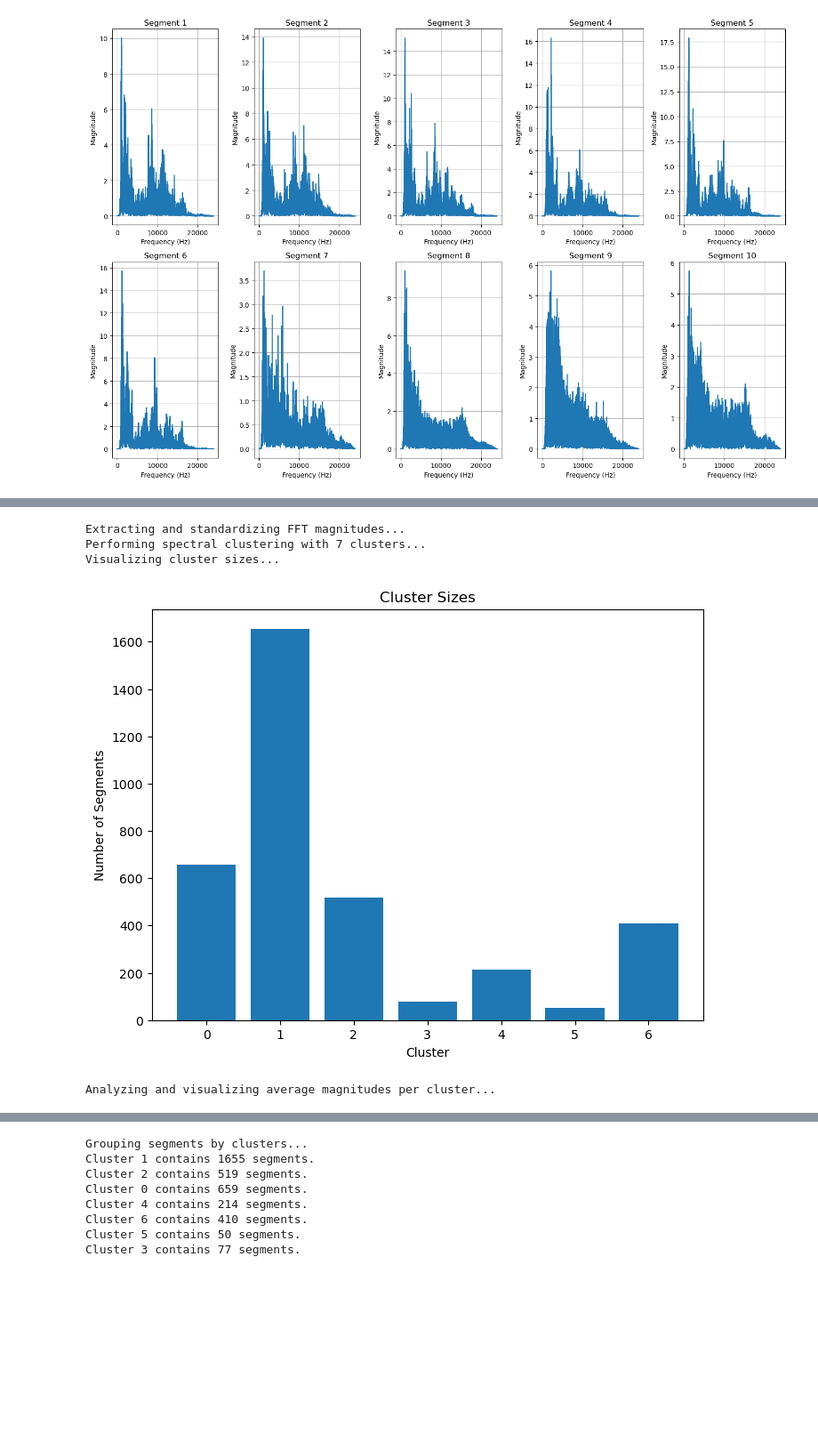
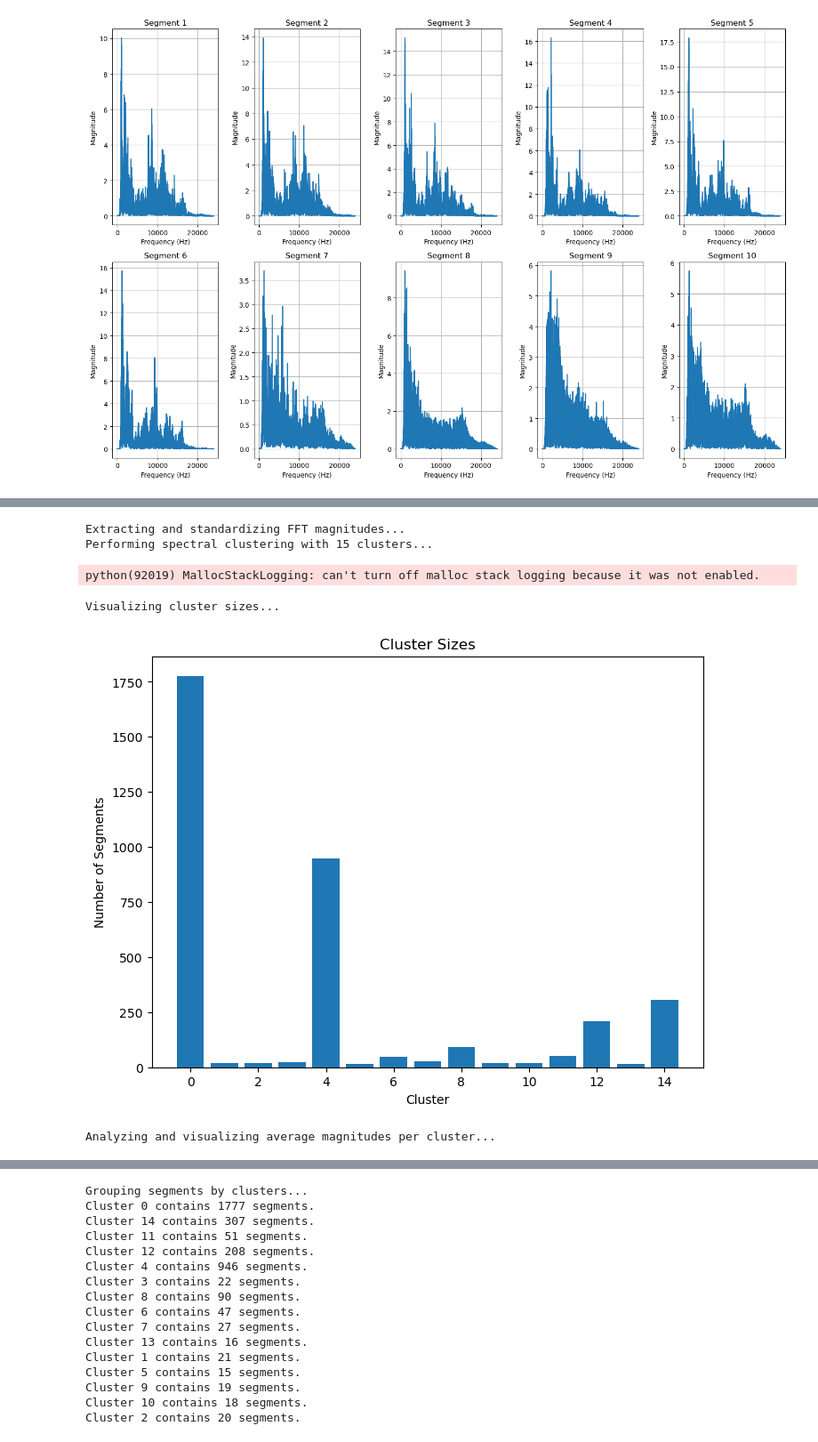
Before and after one commit to drkrs919/owlVocalization, a Jupyter notebook: scripts/separateWorkflow.ipynb, the cells around one changed output, grey strips where cells are left out. Shown at 89% size. Saved outputs shown, nothing was run; the diff lists cells and outputs as text; code cells hidden in the pictures; blank space fills up the shorter version.

```diff
--- a/scripts/separateWorkflow.ipynb
+++ b/scripts/separateWorkflow.ipynb
@@ -176,0 +236,12 @@ processed_segments_fft = pad_fft_magnitudes(processed_segments_fft)
+# %%
+# examine artifacts
+for i, segment in enumerate(processed_segments_fft[:5]):  # First 5 segments for inspection
+    plt.figure(figsize=(10, 6))
+    plt.plot(segment['fft_frequencies'], segment['fft_magnitude'], label='Original', marker='o')
+    plt.plot(segment['common_frequencies'], segment['interpolated_fft_magnitude'], label='Interpolated', linestyle='--')
+    plt.title(f"Segment {i + 1} - Original vs Interpolated FFT Magnitudes")
+    plt.xlabel("Frequency (Hz)")
+    plt.ylabel("Magnitude")
+    plt.legend()
+    plt.grid()
+    plt.show()
@@ -176,0 +254,10 @@ processed_segments_fft = pad_fft_magnitudes(processed_segments_fft)
+# %%
+errors = []
+for segment in processed_segments_fft:
+    interp_func = interp1d(segment['common_frequencies'], segment['interpolated_fft_magnitude'],
+                           kind='cubic', bounds_error=False, fill_value=0)
+    interpolated_on_original = interp_func(segment['fft_frequencies'])
+    error = np.sqrt(np.mean((segment['fft_magnitude'] - interpolated_on_original) ** 2))
+    errors.append(error)
+
+print(f"Mean RMSE: {np.mean(errors):.4f}, Max RMSE: {np.max(errors):.4f}")
@@ -176,0 +266,16 @@ processed_segments_fft = pad_fft_magnitudes(processed_segments_fft)
+# %%
+for i, segment in enumerate(processed_segments_fft[:5]):
+    plt.figure(figsize=(10, 6))
+    original_frequencies = segment['fft_frequencies']
+    interp_func = interp1d(segment['common_frequencies'], segment['interpolated_fft_magnitude'],
+                           kind='cubic', bounds_error=False, fill_value=0)
+    interpolated_on_original = interp_func(original_frequencies)
+    differences = np.abs(segment['fft_magnitude'] - interpolated_on_original)
+
+    plt.plot(original_frequencies, differences, label="Absolute Difference")
+    plt.title(f"Segment {i + 1} - Interpolation Artifacts")
+    plt.xlabel("Frequency (Hz)")
+    plt.ylabel("Magnitude Difference")
+    plt.legend()
+    plt.grid()
+    plt.show()
@@ -177,7 +288,7 @@ processed_segments_fft = pad_fft_magnitudes(processed_segments_fft)
 # %%
 def spectral_clustering_workflow(processed_segments_fft, n_clusters=5):
     print("Extracting and standardizing FFT magnitudes...")
-    magnitudes = np.array([segment['padded_fft_magnitude'] for segment in processed_segments_fft])
+    magnitudes = np.array([segment['interpolated_fft_magnitude'] for segment in processed_segments_fft])
     scaler = StandardScaler()
     magnitudes_scaled = scaler.fit_transform(magnitudes)
 
@@ -223,15 +334,16 @@ def spectral_clustering_workflow(processed_segments_fft, n_clusters=5):
     return clusters
 # %%
 # Run the clustering workflow
-n_clusters = 7
+n_clusters = 15
 clusters = spectral_clustering_workflow(processed_segments_fft, n_clusters=n_clusters)
 
 # Access clusters for further analysis
 for cluster_id, cluster_segments in clusters.items():
     print(f"Cluster {cluster_id} contains {len(cluster_segments)} segments.")
 # %% [output]
 Extracting and standardizing FFT magnitudes...
-Performing spectral clustering with 7 clusters...
-Visualizing cluster sizes...
+Performing spectral clustering with 15 clusters...
+python(92019) MallocStackLogging: can't turn off malloc stack logging because it was not enabled.
+Visualizing cluster sizes...
-[figure, old version]
+[figure, new version]
-Analyzing and visualizing average magnitudes per cluster...
+Analyzing and visualizing average magnitudes per cluster...
@@ -239,11 +351,19 @@ Analyzing and visualizing average magnitudes per cluster...
-Grouping segments by clusters...
-Cluster 1 contains 1655 segments.
-Cluster 2 contains 519 segments.
-Cluster 0 contains 659 segments.
-Cluster 4 contains 214 segments.
-Cluster 6 contains 410 segments.
-Cluster 5 contains 50 segments.
-Cluster 3 contains 77 segments.
+Grouping segments by clusters...
+Cluster 0 contains 1777 segments.
+Cluster 14 contains 307 segments.
+Cluster 11 contains 51 segments.
+Cluster 12 contains 208 segments.
+Cluster 4 contains 946 segments.
+Cluster 3 contains 22 segments.
+Cluster 8 contains 90 segments.
+Cluster 6 contains 47 segments.
+Cluster 7 contains 27 segments.
+Cluster 13 contains 16 segments.
+Cluster 1 contains 21 segments.
+Cluster 5 contains 15 segments.
+Cluster 9 contains 19 segments.
+Cluster 10 contains 18 segments.
+Cluster 2 contains 20 segments.
 # %%
 def plot_cluster_magnitudes(clusters):
     """
```
Also changed, not shown: parts of 11 cells of this notebook.
